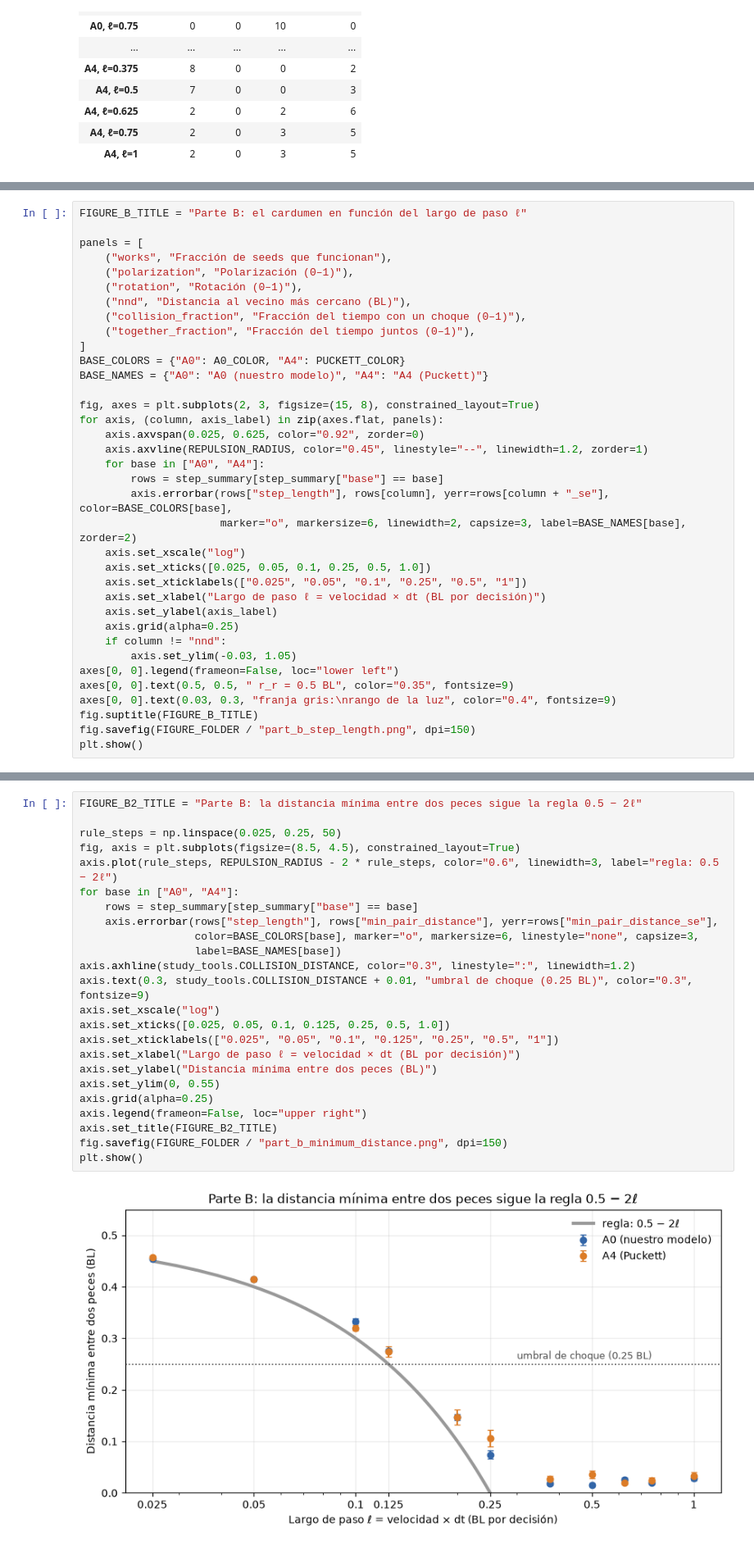
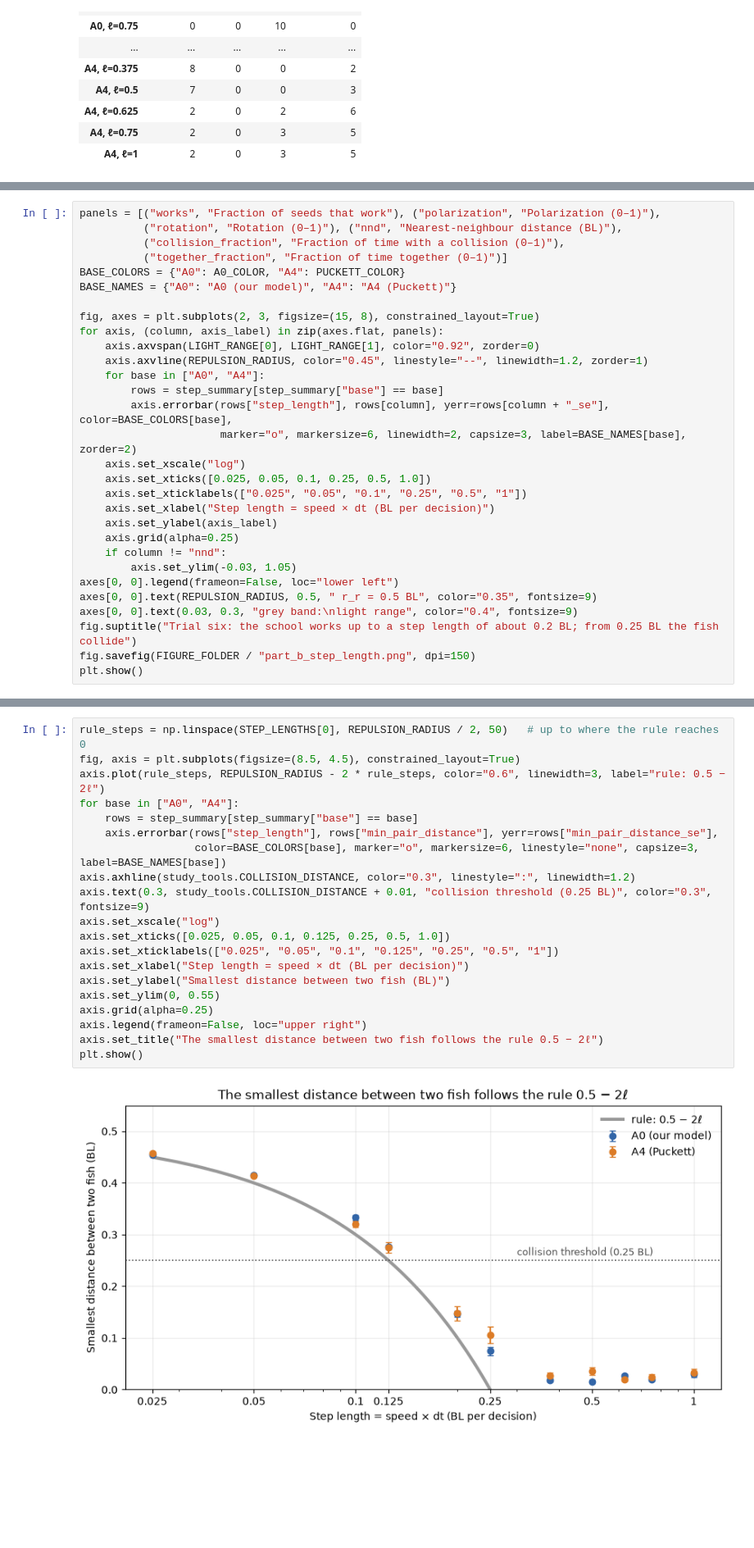
Before and after one commit to JacopodiPaola/MAS-2026, a Jupyter notebook: checks/trial_six_dt_and_speed/trial_six_dt_and_speed.ipynb, the cells around one changed output, grey strips where cells are left out. Shown at 82% size. Cells and saved outputs as stored; diff of their text form; blank space fills up the shorter version.

```diff
--- a/checks/trial_six_dt_and_speed/trial_six_dt_and_speed.ipynb
+++ b/checks/trial_six_dt_and_speed/trial_six_dt_and_speed.ipynb
@@ -278,20 +279,14 @@ Línea vertical: el radio de repulsión (0.5 BL). Franja sombreada: el rango de
 # %%
-FIGURE_B_TITLE = "Parte B: el cardumen en función del largo de paso ℓ"
-
-panels = [
-    ("works", "Fracción de seeds que funcionan"),
-    ("polarization", "Polarización (0–1)"),
-    ("rotation", "Rotación (0–1)"),
-    ("nnd", "Distancia al vecino más cercano (BL)"),
-    ("collision_fraction", "Fracción del tiempo con un choque (0–1)"),
-    ("together_fraction", "Fracción del tiempo juntos (0–1)"),
-]
+panels = [("works", "Fraction of seeds that work"), ("polarization", "Polarization (0–1)"),
+          ("rotation", "Rotation (0–1)"), ("nnd", "Nearest-neighbour distance (BL)"),
+          ("collision_fraction", "Fraction of time with a collision (0–1)"),
+          ("together_fraction", "Fraction of time together (0–1)")]
 BASE_COLORS = {"A0": A0_COLOR, "A4": PUCKETT_COLOR}
-BASE_NAMES = {"A0": "A0 (nuestro modelo)", "A4": "A4 (Puckett)"}
+BASE_NAMES = {"A0": "A0 (our model)", "A4": "A4 (Puckett)"}
 
 fig, axes = plt.subplots(2, 3, figsize=(15, 8), constrained_layout=True)
 for axis, (column, axis_label) in zip(axes.flat, panels):
-    axis.axvspan(0.025, 0.625, color="0.92", zorder=0)
+    axis.axvspan(LIGHT_RANGE[0], LIGHT_RANGE[1], color="0.92", zorder=0)
     axis.axvline(REPULSION_RADIUS, color="0.45", linestyle="--", linewidth=1.2, zorder=1)
     for base in ["A0", "A4"]:
         rows = step_summary[step_summary["base"] == base]
@@ -300,15 +295,15 @@ for axis, (column, axis_label) in zip(axes.flat, panels):
     axis.set_xscale("log")
     axis.set_xticks([0.025, 0.05, 0.1, 0.25, 0.5, 1.0])
     axis.set_xticklabels(["0.025", "0.05", "0.1", "0.25", "0.5", "1"])
-    axis.set_xlabel("Largo de paso ℓ = velocidad × dt (BL por decisión)")
+    axis.set_xlabel("Step length = speed × dt (BL per decision)")
     axis.set_ylabel(axis_label)
     axis.grid(alpha=0.25)
     if column != "nnd":
         axis.set_ylim(-0.03, 1.05)
 axes[0, 0].legend(frameon=False, loc="lower left")
-axes[0, 0].text(0.5, 0.5, " r_r = 0.5 BL", color="0.35", fontsize=9)
-axes[0, 0].text(0.03, 0.3, "franja gris:\nrango de la luz", color="0.4", fontsize=9)
-fig.suptitle(FIGURE_B_TITLE)
+axes[0, 0].text(REPULSION_RADIUS, 0.5, " r_r = 0.5 BL", color="0.35", fontsize=9)
+axes[0, 0].text(0.03, 0.3, "grey band:\nlight range", color="0.4", fontsize=9)
+fig.suptitle("Trial six: the school works up to a step length of about 0.2 BL; from 0.25 BL the fish collide")
 fig.savefig(FIGURE_FOLDER / "part_b_step_length.png", dpi=150)
 plt.show()
 # %% [output]
@@ -320,26 +313,22 @@ Dos peces que nadan uno hacia el otro se acercan hasta 2ℓ en una sola decisió
 # %%
-FIGURE_B2_TITLE = "Parte B: la distancia mínima entre dos peces sigue la regla 0.5 − 2ℓ"
-
-rule_steps = np.linspace(0.025, 0.25, 50)
+rule_steps = np.linspace(STEP_LENGTHS[0], REPULSION_RADIUS / 2, 50)   # up to where the rule reaches 0
 fig, axis = plt.subplots(figsize=(8.5, 4.5), constrained_layout=True)
-axis.plot(rule_steps, REPULSION_RADIUS - 2 * rule_steps, color="0.6", linewidth=3, label="regla: 0.5 − 2ℓ")
+axis.plot(rule_steps, REPULSION_RADIUS - 2 * rule_steps, color="0.6", linewidth=3, label="rule: 0.5 − 2ℓ")
 for base in ["A0", "A4"]:
     rows = step_summary[step_summary["base"] == base]
     axis.errorbar(rows["step_length"], rows["min_pair_distance"], yerr=rows["min_pair_distance_se"],
-                  color=BASE_COLORS[base], marker="o", markersize=6, linestyle="none", capsize=3,
-                  label=BASE_NAMES[base])
+                  color=BASE_COLORS[base], marker="o", markersize=6, linestyle="none", capsize=3, label=BASE_NAMES[base])
 axis.axhline(study_tools.COLLISION_DISTANCE, color="0.3", linestyle=":", linewidth=1.2)
-axis.text(0.3, study_tools.COLLISION_DISTANCE + 0.01, "umbral de choque (0.25 BL)", color="0.3", fontsize=9)
+axis.text(0.3, study_tools.COLLISION_DISTANCE + 0.01, "collision threshold (0.25 BL)", color="0.3", fontsize=9)
 axis.set_xscale("log")
 axis.set_xticks([0.025, 0.05, 0.1, 0.125, 0.25, 0.5, 1.0])
 axis.set_xticklabels(["0.025", "0.05", "0.1", "0.125", "0.25", "0.5", "1"])
-axis.set_xlabel("Largo de paso ℓ = velocidad × dt (BL por decisión)")
-axis.set_ylabel("Distancia mínima entre dos peces (BL)")
+axis.set_xlabel("Step length = speed × dt (BL per decision)")
+axis.set_ylabel("Smallest distance between two fish (BL)")
 axis.set_ylim(0, 0.55)
 axis.grid(alpha=0.25)
 axis.legend(frameon=False, loc="upper right")
-axis.set_title(FIGURE_B2_TITLE)
-fig.savefig(FIGURE_FOLDER / "part_b_minimum_distance.png", dpi=150)
+axis.set_title("The smallest distance between two fish follows the rule 0.5 − 2ℓ")
 plt.show()
 # %% [output]
-[figure, old version]
+[figure, new version]
```
Also changed, not shown: parts of 56 cells of this notebook, 31 other files.
